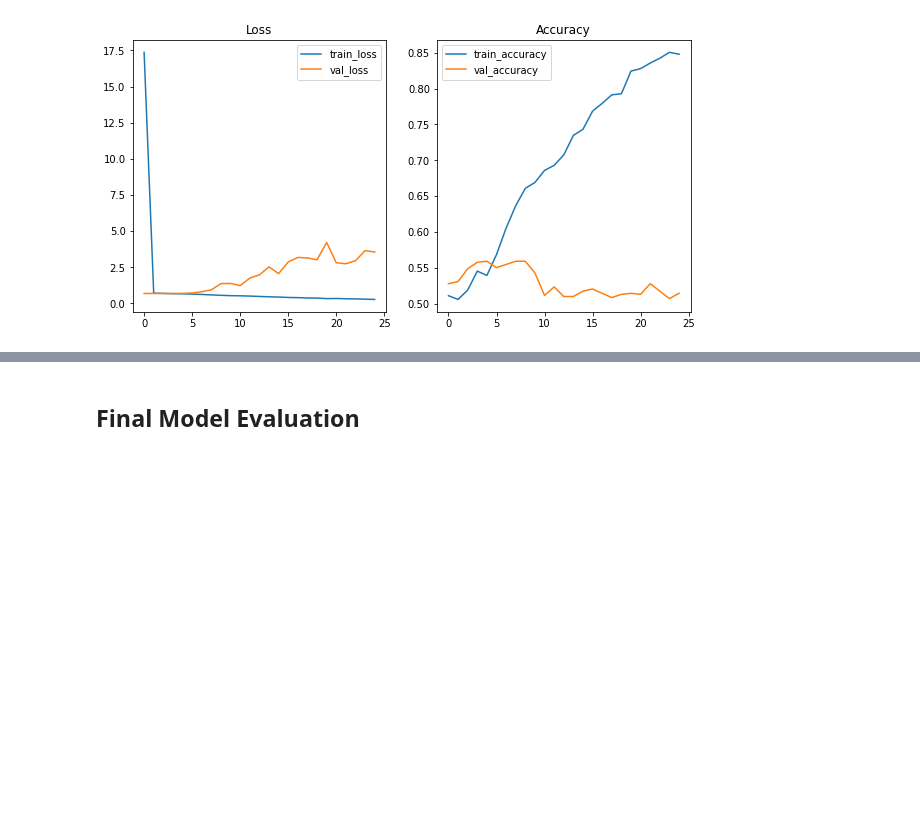
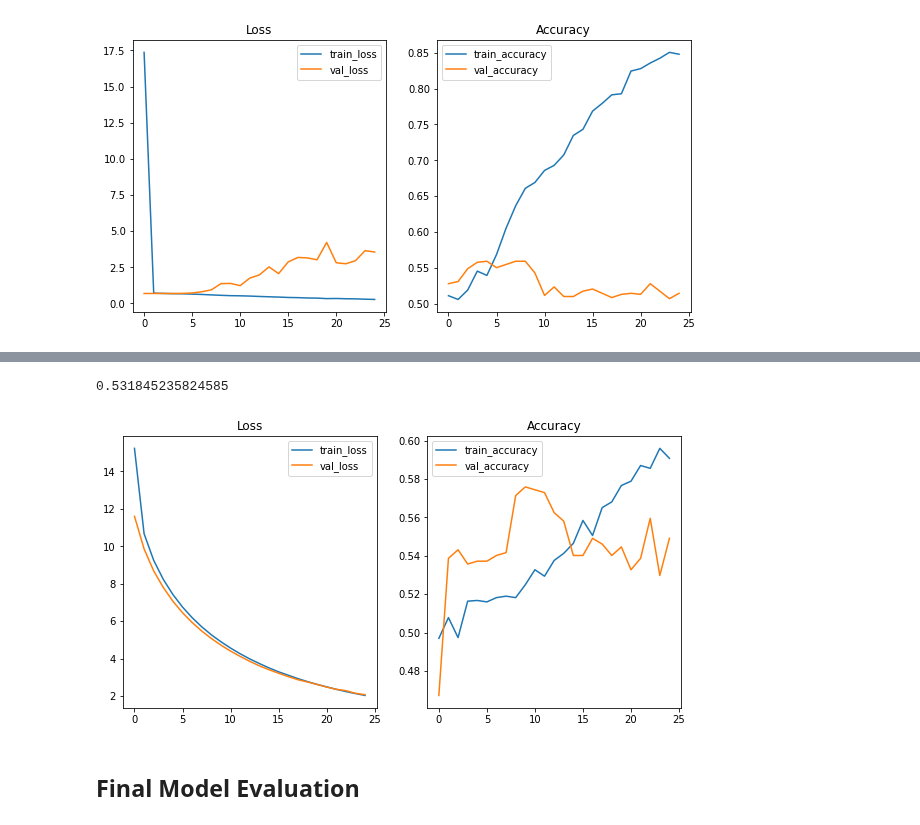
Before and after one commit to ZachRauch/Detecting_Signature_Fraud, a Jupyter notebook: Signature_Classification.ipynb, the cells around one changed output, grey strips where cells are left out. Saved outputs shown, nothing was run; the diff lists cells and outputs as text; code cells hidden in the pictures; blank space fills up the shorter version.

Commit message:
Included Model 4

```diff
--- a/Signature_Classification.ipynb
+++ b/Signature_Classification.ipynb
@@ -449,0 +491,14 @@ plot_results(model3_results)
+# %%
+with open('drive/MyDrive/model4_cv_pickle.sav', 'rb') as f:
+    model4_cv_results = pickle.load(f)
+# %%
+model4_cv_results.mean()
+# %% [output]
+0.531845235824585
+# %%
+with open('drive/MyDrive/model4_results_pickle.sav', 'rb') as f:
+    model4_results = pickle.load(f)
+# %%
+plot_results(model4_results)
+# %% [output]
+[figure, added]
```
Also changed, not shown: parts of 5 cells of this notebook.
